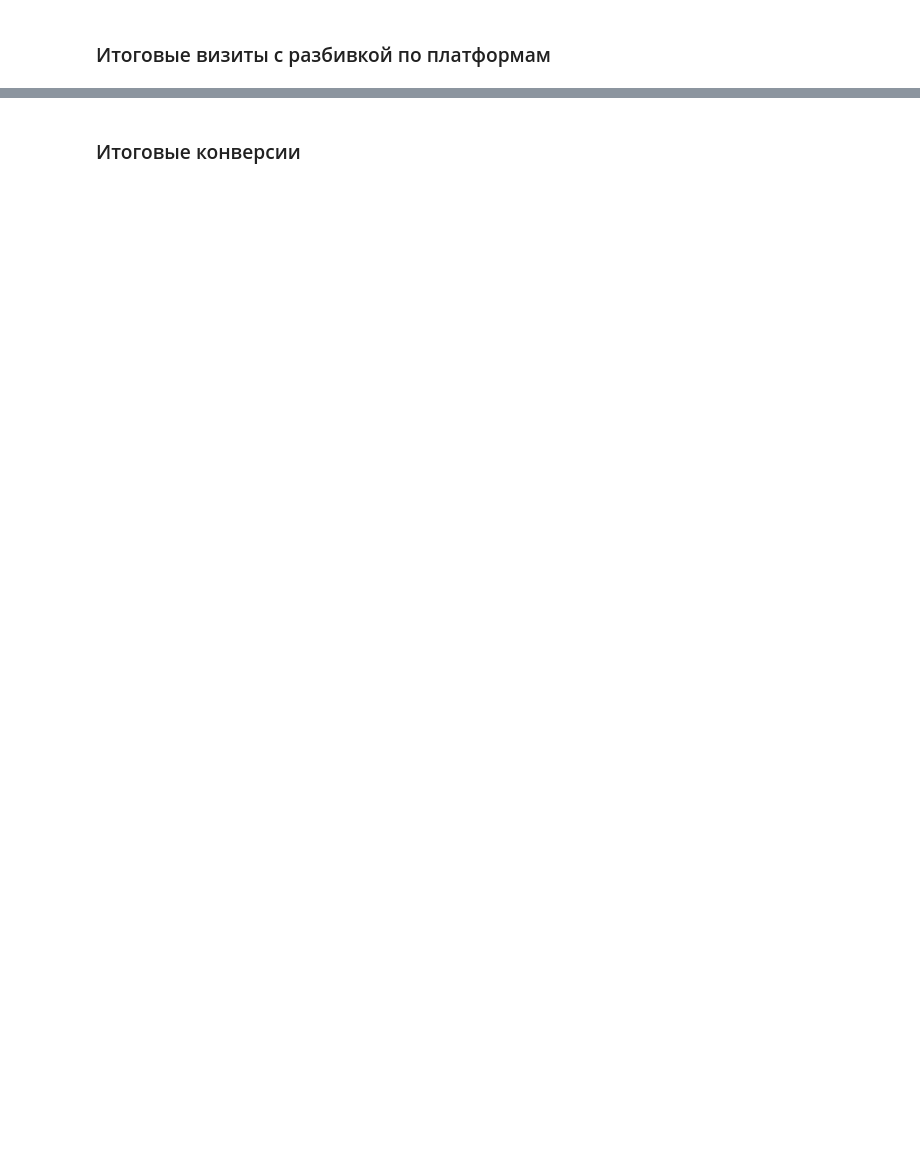
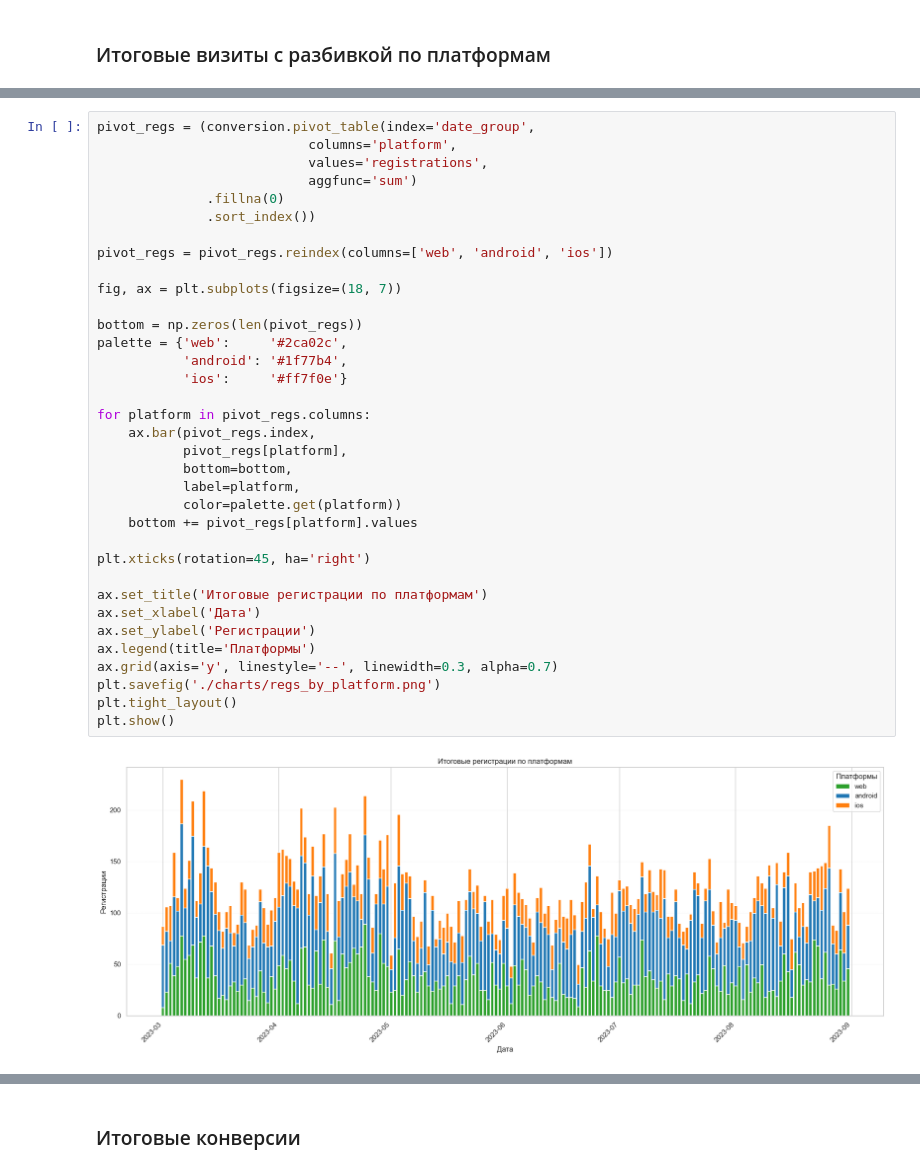
Before and after one commit to Konstantin-Ignatenko-Y/data-analytics-project-100, a Jupyter notebook: charts_project.ipynb, the cells around one changed output, grey strips where cells are left out. Cells and saved outputs as stored; diff of their text form; blank space fills up the shorter version.

```diff
--- a/charts_project.ipynb
+++ b/charts_project.ipynb
@@ -541,0 +213,37 @@ plt.show()
+# %%
+pivot_regs = (conversion.pivot_table(index='date_group',
+                           columns='platform',
+                           values='registrations',
+                           aggfunc='sum')
+              .fillna(0)
+              .sort_index())
+
+pivot_regs = pivot_regs.reindex(columns=['web', 'android', 'ios'])
+
+fig, ax = plt.subplots(figsize=(18, 7))
+
+bottom = np.zeros(len(pivot_regs))
+palette = {'web':     '#2ca02c',
+           'android': '#1f77b4',
+           'ios':     '#ff7f0e'}
+
+for platform in pivot_regs.columns:
+    ax.bar(pivot_regs.index,
+           pivot_regs[platform],
+           bottom=bottom,
+           label=platform,
+           color=palette.get(platform))
+    bottom += pivot_regs[platform].values
+
+plt.xticks(rotation=45, ha='right')
+
+ax.set_title('Итоговые регистрации по платформам')
+ax.set_xlabel('Дата')
+ax.set_ylabel('Регистрации')
+ax.legend(title='Платформы')
+ax.grid(axis='y', linestyle='--', linewidth=0.3, alpha=0.7)
+plt.savefig('./charts/regs_by_platform.png')
+plt.tight_layout()
+plt.show()
+# %% [output]
+[figure, added]
```
Also changed, not shown: parts of 44 cells of this notebook, 1 other file.
